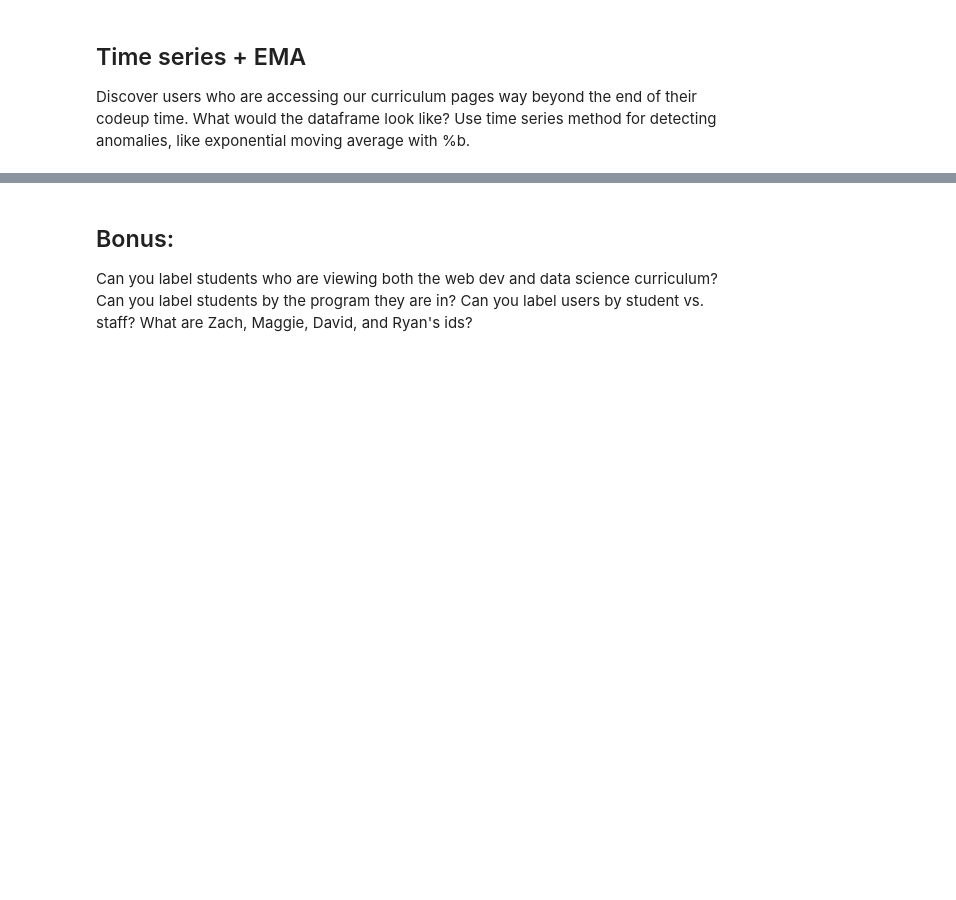
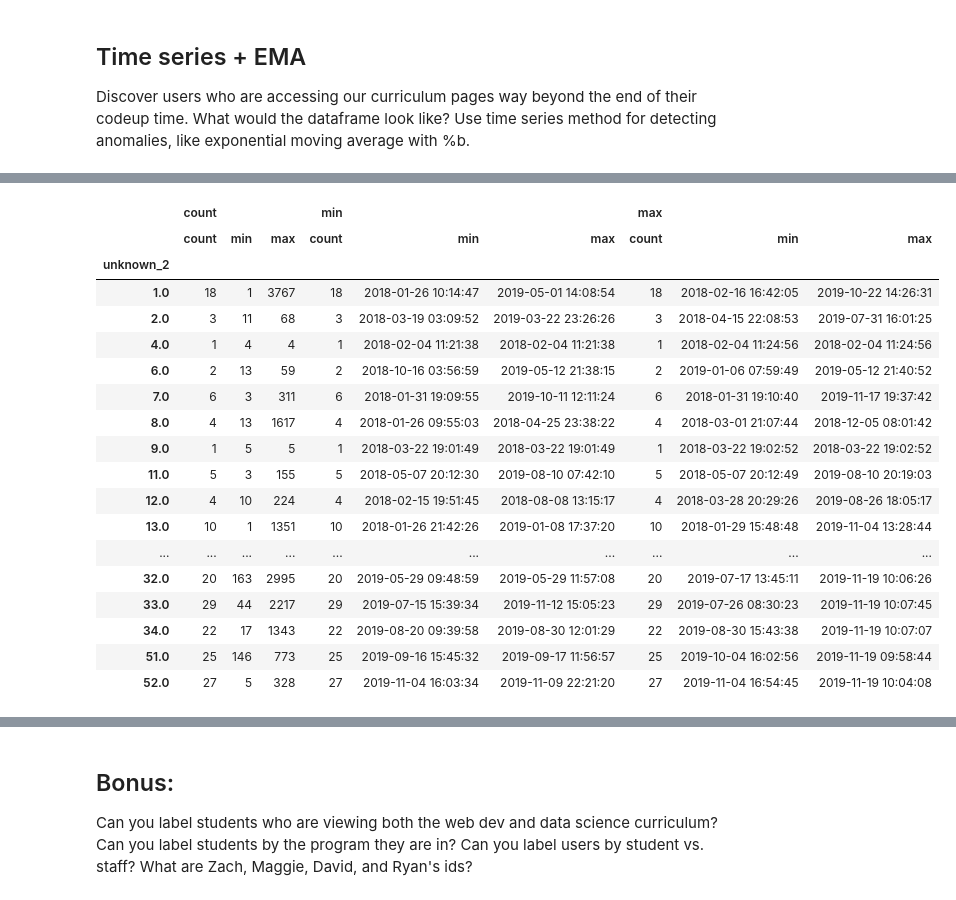
Before and after one commit to kjeliasen/ds-methodologies-exercises, a Jupyter notebook: anomaly_detection/time_series_anomaly_detection.ipynb, the cells around one changed output, grey strips where cells are left out. Saved outputs shown, nothing was run; the diff lists cells and outputs as text; code cells hidden in the pictures; blank space fills up the shorter version.

```diff
--- a/anomaly_detection/time_series_anomaly_detection.ipynb
+++ b/anomaly_detection/time_series_anomaly_detection.ipynb
@@ -45,0 +378,22 @@ Discover users who are accessing our curriculum pages way beyond the end of thei
+# %%
+dfunk.groupby(by='unknown_2').agg(['count', 'min', 'max'])
+# %% [output]
+|  | count |  |  | min |  |  | max |  |  |
+|  | count | min | max | count | min | max | count | min | max |
+| unknown_2 |  |  |  |  |  |  |  |  |  |
+| 1.0 | 18 | 1 | 3767 | 18 | 2018-01-26 10:14:47 | 2019-05-01 14:08:54 | 18 | 2018-02-16 16:42:05 | 2019-10-22 14:26:31 |
+| 2.0 | 3 | 11 | 68 | 3 | 2018-03-19 03:09:52 | 2019-03-22 23:26:26 | 3 | 2018-04-15 22:08:53 | 2019-07-31 16:01:25 |
+| 4.0 | 1 | 4 | 4 | 1 | 2018-02-04 11:21:38 | 2018-02-04 11:21:38 | 1 | 2018-02-04 11:24:56 | 2018-02-04 11:24:56 |
+| 6.0 | 2 | 13 | 59 | 2 | 2018-10-16 03:56:59 | 2019-05-12 21:38:15 | 2 | 2019-01-06 07:59:49 | 2019-05-12 21:40:52 |
+| 7.0 | 6 | 3 | 311 | 6 | 2018-01-31 19:09:55 | 2019-10-11 12:11:24 | 6 | 2018-01-31 19:10:40 | 2019-11-17 19:37:42 |
+| 8.0 | 4 | 13 | 1617 | 4 | 2018-01-26 09:55:03 | 2018-04-25 23:38:22 | 4 | 2018-03-01 21:07:44 | 2018-12-05 08:01:42 |
+| 9.0 | 1 | 5 | 5 | 1 | 2018-03-22 19:01:49 | 2018-03-22 19:01:49 | 1 | 2018-03-22 19:02:52 | 2018-03-22 19:02:52 |
+| 11.0 | 5 | 3 | 155 | 5 | 2018-05-07 20:12:30 | 2019-08-10 07:42:10 | 5 | 2018-05-07 20:12:49 | 2019-08-10 20:19:03 |
+| 12.0 | 4 | 10 | 224 | 4 | 2018-02-15 19:51:45 | 2018-08-08 13:15:17 | 4 | 2018-03-28 20:29:26 | 2019-08-26 18:05:17 |
+| 13.0 | 10 | 1 | 1351 | 10 | 2018-01-26 21:42:26 | 2019-01-08 17:37:20 | 10 | 2018-01-29 15:48:48 | 2019-11-04 13:28:44 |
+| ... | ... | ... | ... | ... | ... | ... | ... | ... | ... |
+| 32.0 | 20 | 163 | 2995 | 20 | 2019-05-29 09:48:59 | 2019-05-29 11:57:08 | 20 | 2019-07-17 13:45:11 | 2019-11-19 10:06:26 |
+| 33.0 | 29 | 44 | 2217 | 29 | 2019-07-15 15:39:34 | 2019-11-12 15:05:23 | 29 | 2019-07-26 08:30:23 | 2019-11-19 10:07:45 |
+| 34.0 | 22 | 17 | 1343 | 22 | 2019-08-20 09:39:58 | 2019-08-30 12:01:29 | 22 | 2019-08-30 15:43:38 | 2019-11-19 10:07:07 |
+| 51.0 | 25 | 146 | 773 | 25 | 2019-09-16 15:45:32 | 2019-09-17 11:56:57 | 25 | 2019-10-04 16:02:56 | 2019-11-19 09:58:44 |
+| 52.0 | 27 | 5 | 328 | 27 | 2019-11-04 16:03:34 | 2019-11-09 22:21:20 | 27 | 2019-11-04 16:54:45 | 2019-11-19 10:04:08 |
```
Also changed, not shown: parts of 31 cells of this notebook.
